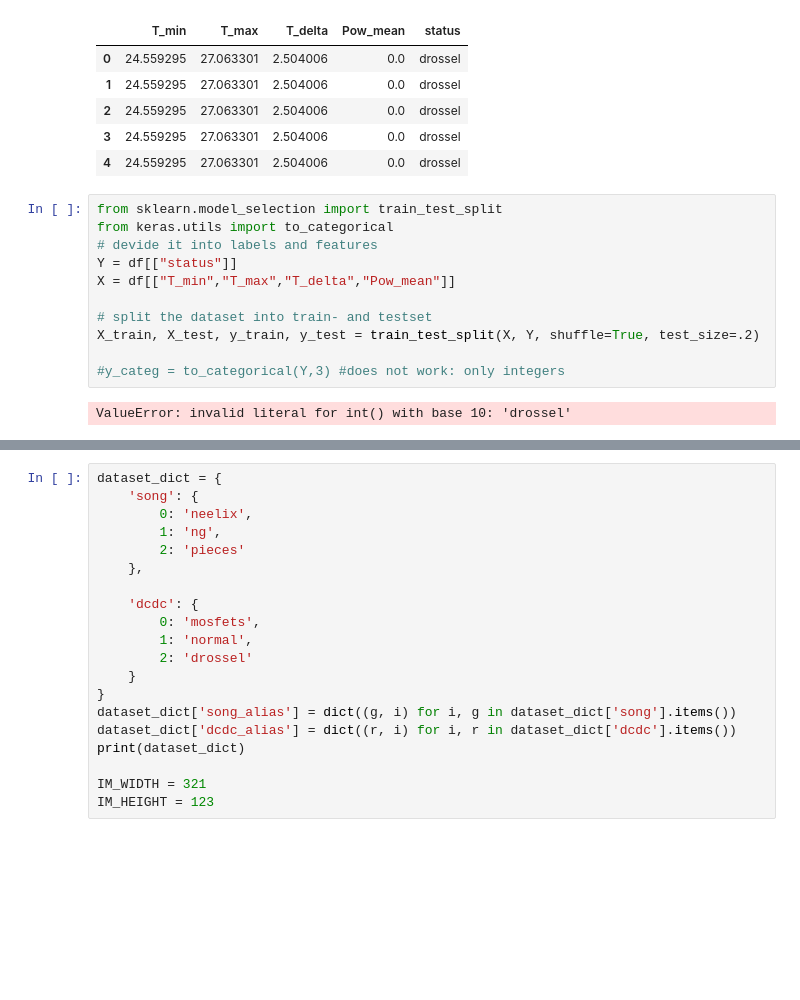
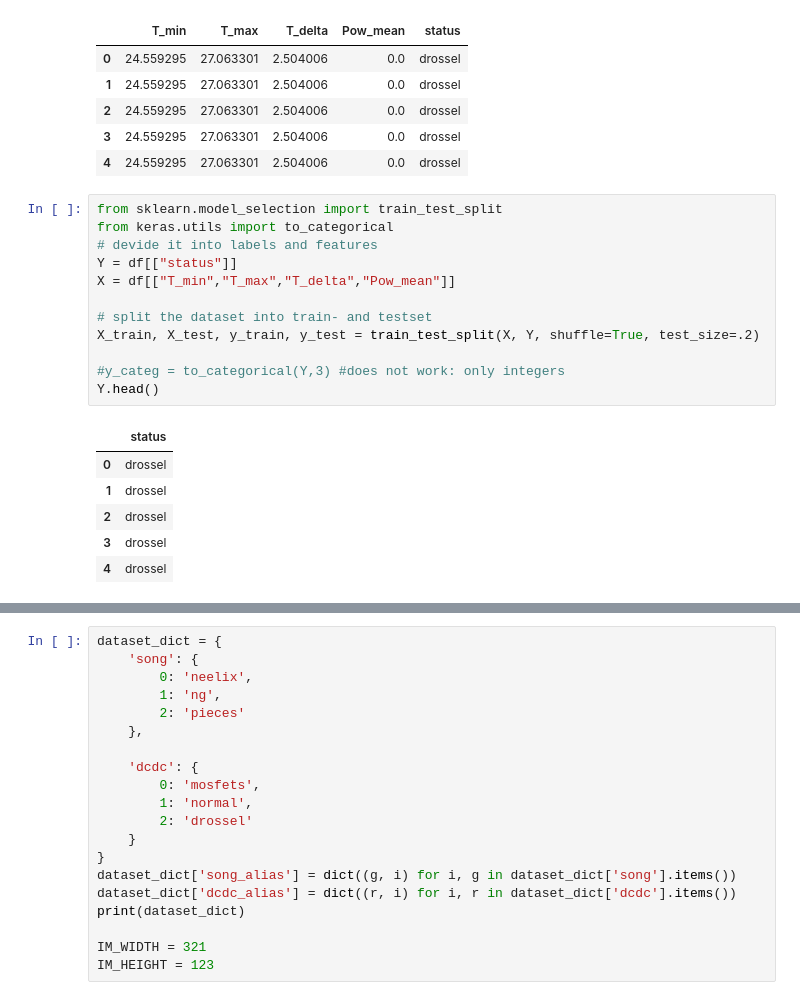
Before and after one commit to sandrosage/Monitoring_Converter_ML, a Jupyter notebook: Machine_Learining/deep_learning.ipynb, the cells around one changed output, grey strips where cells are left out. Saved outputs shown, nothing was run; the diff lists cells and outputs as text; blank space fills up the shorter version.

```diff
--- a/Machine_Learining/deep_learning.ipynb
+++ b/Machine_Learining/deep_learning.ipynb
@@ -19,13 +19,19 @@ df.head()
 # %%
 from sklearn.model_selection import train_test_split
 from keras.utils import to_categorical
 # devide it into labels and features
 Y = df[["status"]]
 X = df[["T_min","T_max","T_delta","Pow_mean"]]
 
 # split the dataset into train- and testset
 X_train, X_test, y_train, y_test = train_test_split(X, Y, shuffle=True, test_size=.2)
 
 #y_categ = to_categorical(Y,3) #does not work: only integers
+Y.head()
 # %% [output]
-ValueError: invalid literal for int() with base 10: 'drossel'
+|  | status |
+| 0 | drossel |
+| 1 | drossel |
+| 2 | drossel |
+| 3 | drossel |
+| 4 | drossel |
```
Also changed, not shown: parts of 6 cells of this notebook.
